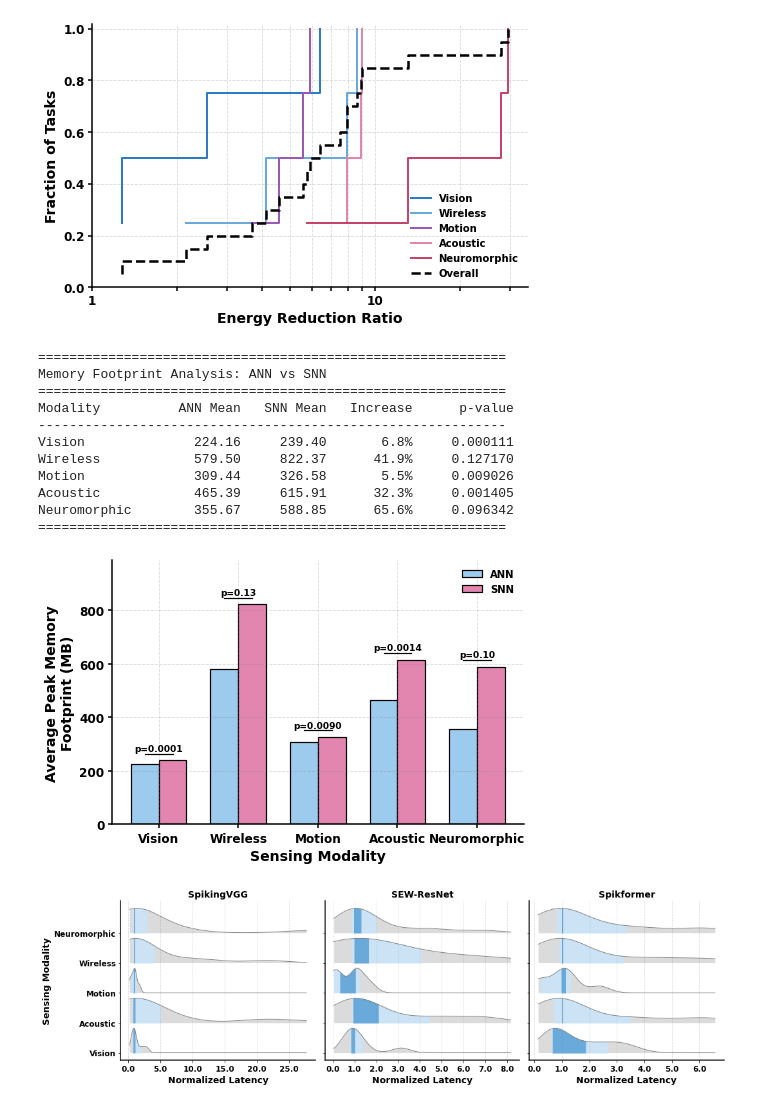
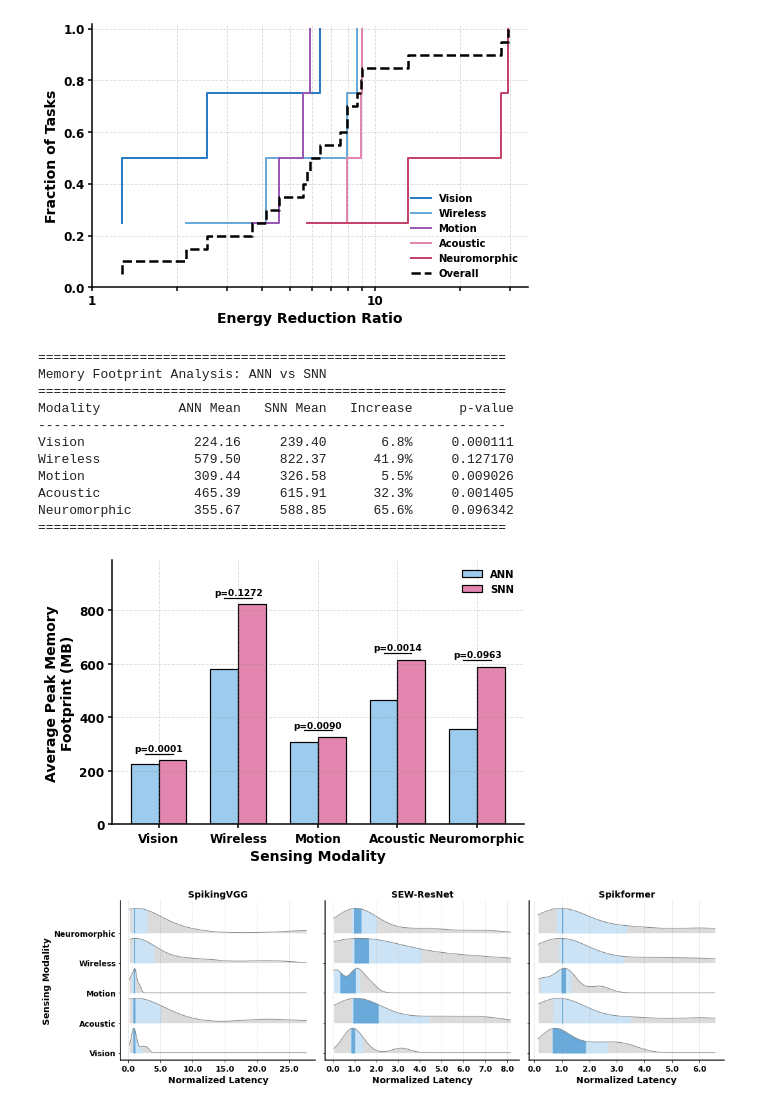
Before and after one commit to yudi-mars/Soul, a Jupyter notebook: demo/EDA_main.ipynb, the cells around one changed output. Drawn from its saved outputs; the diff is of its cells as text; code cells hidden in the pictures.

```diff
--- a/demo/EDA_main.ipynb
+++ b/demo/EDA_main.ipynb
@@ -702,36 +702,36 @@ def add_significance_with_pvalue(ax, x_pos, ann_val, snn_val, p_val, width):
     elif p_val < 0.01:
         p_text = f'p={p_val:.4f}'
     else:
-        p_text = f'p={p_val:.2f}'
+        p_text = f'p={p_val:.4f}'
 
     ax.text((x1 + x2) / 2, line_y + 2, p_text,
             ha='center', va='bottom', fontsize=9, fontweight='bold')
 
 for i, (m, p_val) in enumerate(zip(modalities, p_values)):
     add_significance_with_pvalue(ax, i, ann_memory[i], snn_memory[i], p_val, width)
 
 ax.set_ylim(0, max(snn_memory) * 1.2)
 
 fig.canvas.draw()
 for label in ax.get_xticklabels() + ax.get_yticklabels():
     label.set_fontweight('bold')
 
 plt.tight_layout()
 plt.savefig('./fig4c.svg', dpi=500, bbox_inches="tight")
 plt.show()
 # %% [output]
 ============================================================
 Memory Footprint Analysis: ANN vs SNN
 ============================================================
 Modality          ANN Mean   SNN Mean   Increase      p-value
 ------------------------------------------------------------
 Vision              224.16     239.40       6.8%     0.000111
 Wireless            579.50     822.37      41.9%     0.127170
 Motion              309.44     326.58       5.5%     0.009026
 Acoustic            465.39     615.91      32.3%     0.001405
 Neuromorphic        355.67     588.85      65.6%     0.096342
 ============================================================
-[figure, old version]
+[figure, new version]
 # %%
 # fig4 (d) vgg9, resnet34, former256 in 5 sensing 7 devices latency comparison
 # for each modality and each dataset, normlize latency: latency / median_latency_across_devices
```
Also changed, not shown: 1 other file.
